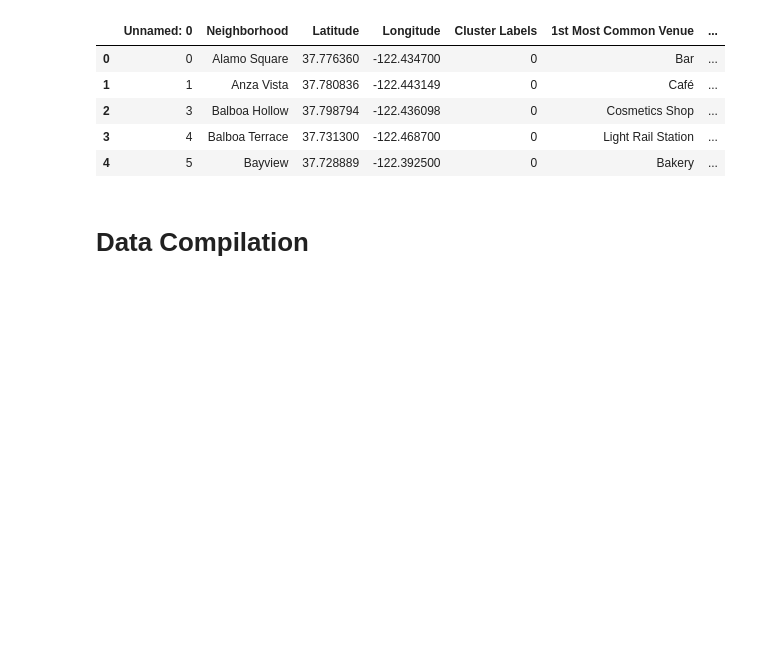
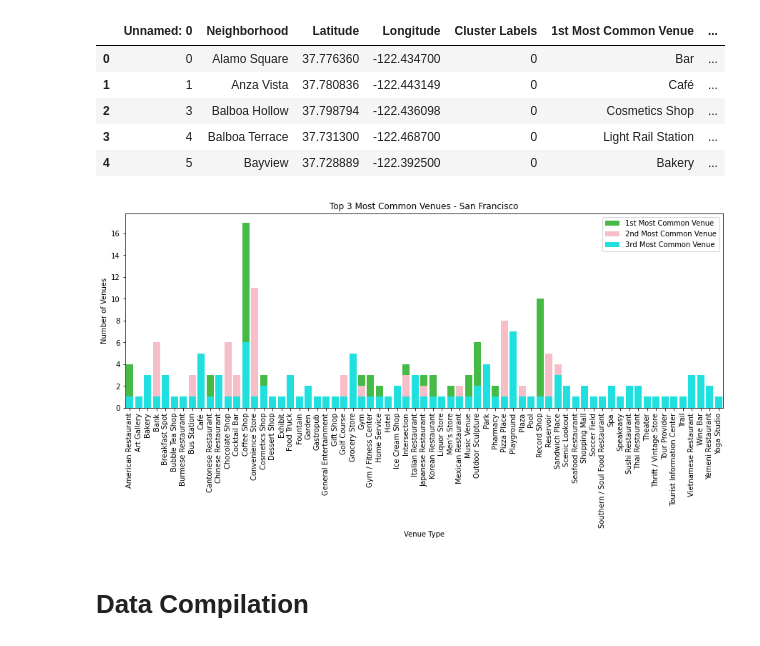
Before and after one commit to Faith2U/Project-Work, a Jupyter notebook: Applied Data Science Capstone - Week 4 - Comparing Cities.ipynb, the cells around one changed output. Saved outputs shown, nothing was run; the diff lists cells and outputs as text; code cells hidden in the pictures; blank space fills up the shorter version.

```diff
--- a/Applied Data Science Capstone - Week 4 - Comparing Cities.ipynb
+++ b/Applied Data Science Capstone - Week 4 - Comparing Cities.ipynb
@@ -85,6 +129,27 @@ sanfran.head()
 # %%
 #Drop unneeded columns or extra columns
 sanfran.drop('Cluster Labels', axis=1, inplace=True)
+# %%
+freq_sanfran = sanfran.groupby('1st Most Common Venue').count()
+freq2_sanfran = sanfran.groupby('2nd Most Common Venue').count()
+freq3_sanfran = sanfran.groupby('3rd Most Common Venue').count()
+# %%
+fig,ax=plt.subplots(figsize=(15,5))
+
+sns.barplot(data=freq_sanfran, x=freq_sanfran.index, y='Neighborhood', color='limegreen', label='1st Most Common Venue')
+sns.barplot(data=freq2_sanfran, x=freq2_sanfran.index, y='Neighborhood', color='lightpink', label='2nd Most Common Venue')
+sns.barplot(data=freq3_sanfran, x=freq3_sanfran.index, y='Neighborhood', color='cyan', label='3rd Most Common Venue')
+
+plt.xticks(rotation=90)
+plt.xlabel('Venue Type')
+
+plt.ylabel('Number of Venues')
+
+plt.legend()
+plt.title('Top 3 Most Common Venues - San Francisco')
+plt.show()
+# %% [output]
+[figure, added]
 # %% [markdown]
 # Data Compilation
 # %% [markdown]
```
Also changed, not shown: parts of 28 cells of this notebook, 4 other files.
